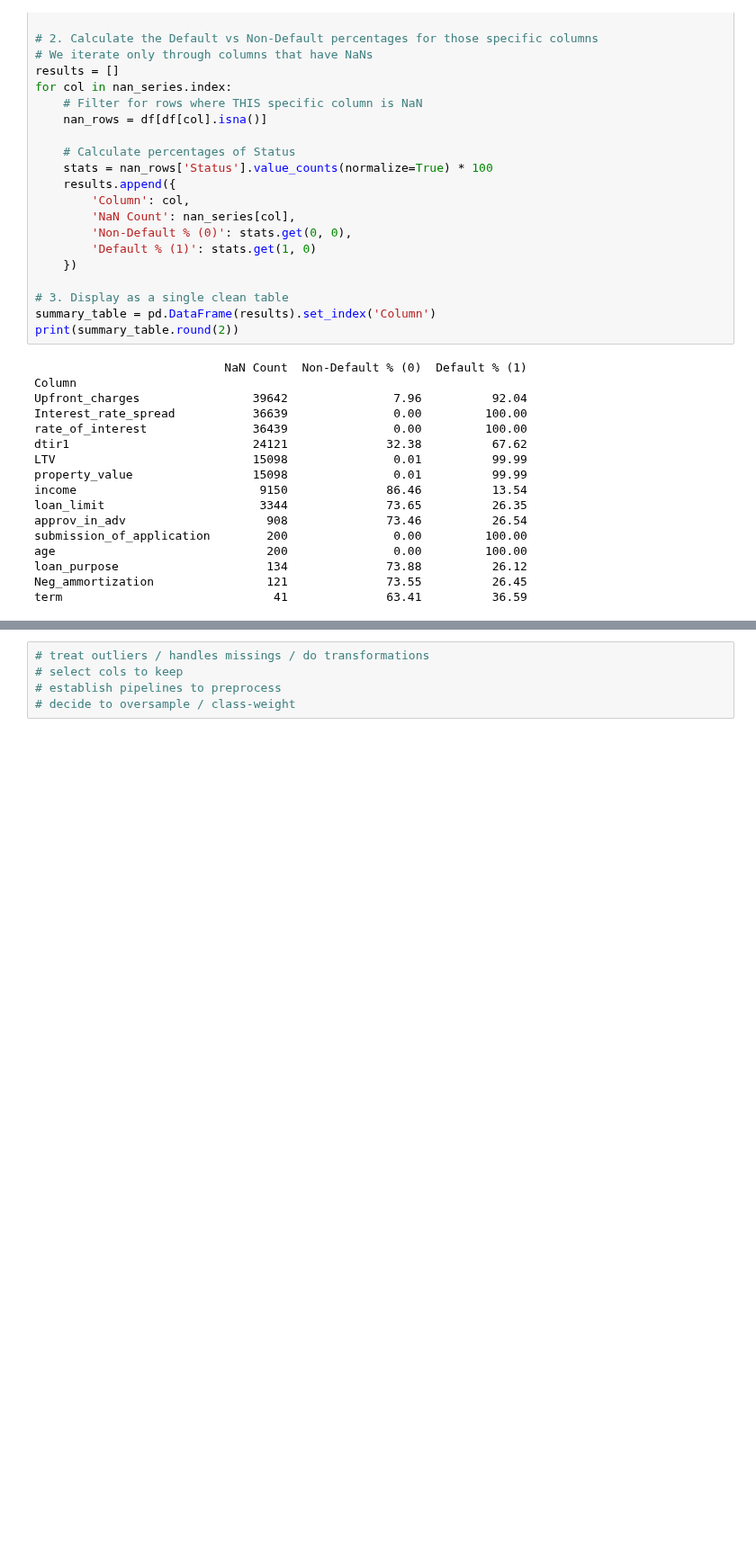
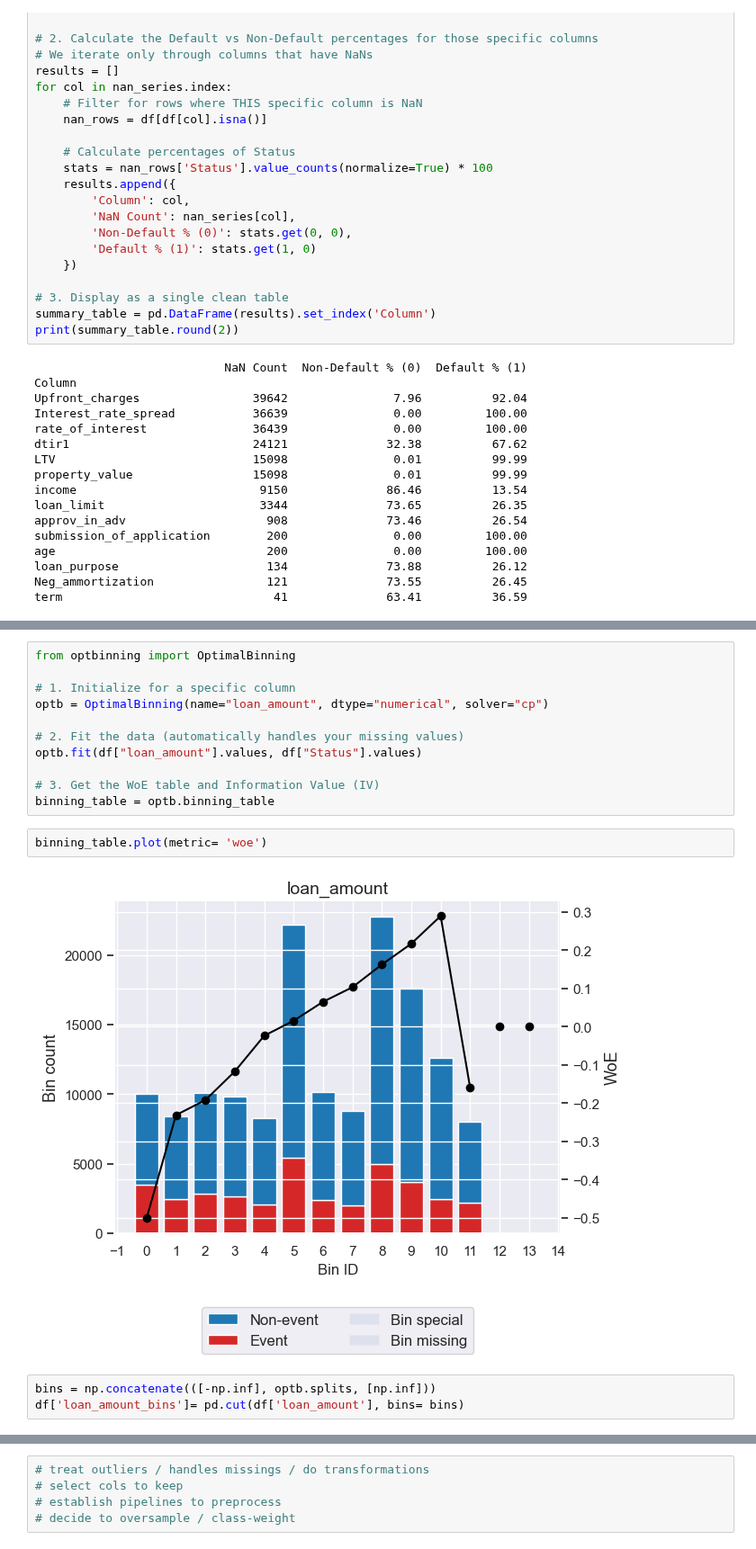
Before and after one commit to ethanhopkins101/DataScience-Projects, a Jupyter notebook: credit_card_customers/loan_default.ipynb, the cells around one changed output, grey strips where cells are left out. Shown at 90% size. Saved outputs shown, nothing was run; the diff lists cells and outputs as text; blank space fills up the shorter version.

Commit message:
imputing missing data credit risk

```diff
--- a/credit_card_customers/loan_default.ipynb
+++ b/credit_card_customers/loan_default.ipynb
@@ -171,0 +178,18 @@ term                              41              63.41          36.59
+# %%
+from optbinning import OptimalBinning
+
+# 1. Initialize for a specific column
+optb = OptimalBinning(name="loan_amount", dtype="numerical", solver="cp")
+
+# 2. Fit the data (automatically handles your missing values)
+optb.fit(df["loan_amount"].values, df["Status"].values)
+
+# 3. Get the WoE table and Information Value (IV)
+binning_table = optb.binning_table
+# %%
+binning_table.plot(metric= 'woe')
+# %% [output]
+[figure, added]
+# %%
+bins = np.concatenate(([-np.inf], optb.splits, [np.inf]))
+df['loan_amount_bins']= pd.cut(df['loan_amount'], bins= bins)
```
Also changed, not shown: parts of 13 cells of this notebook.
